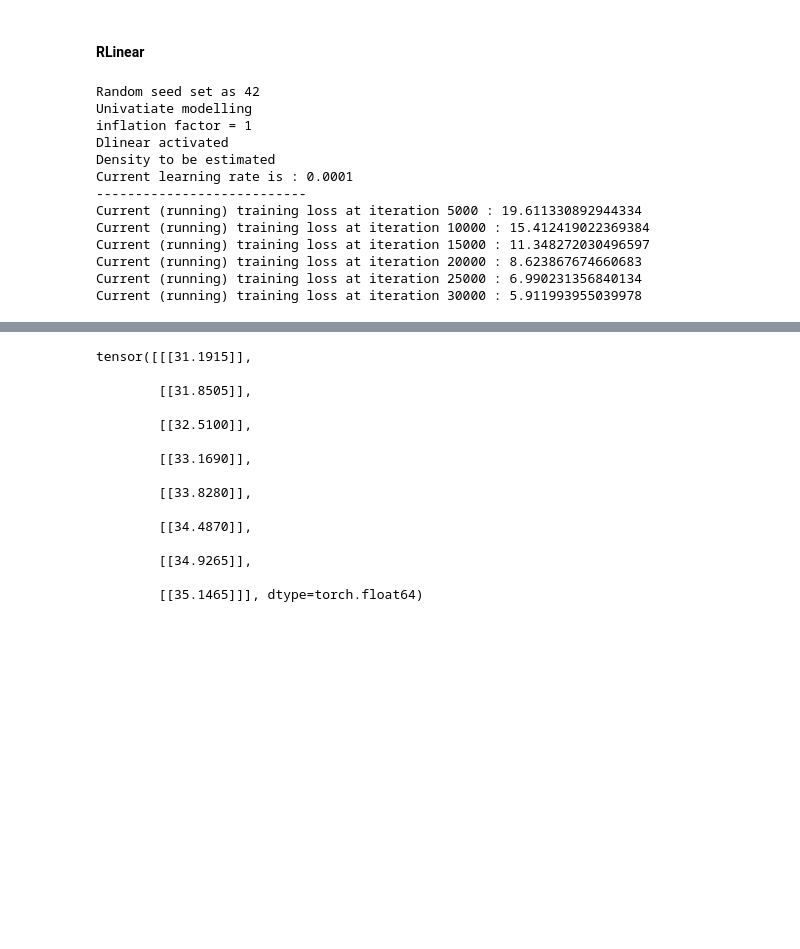
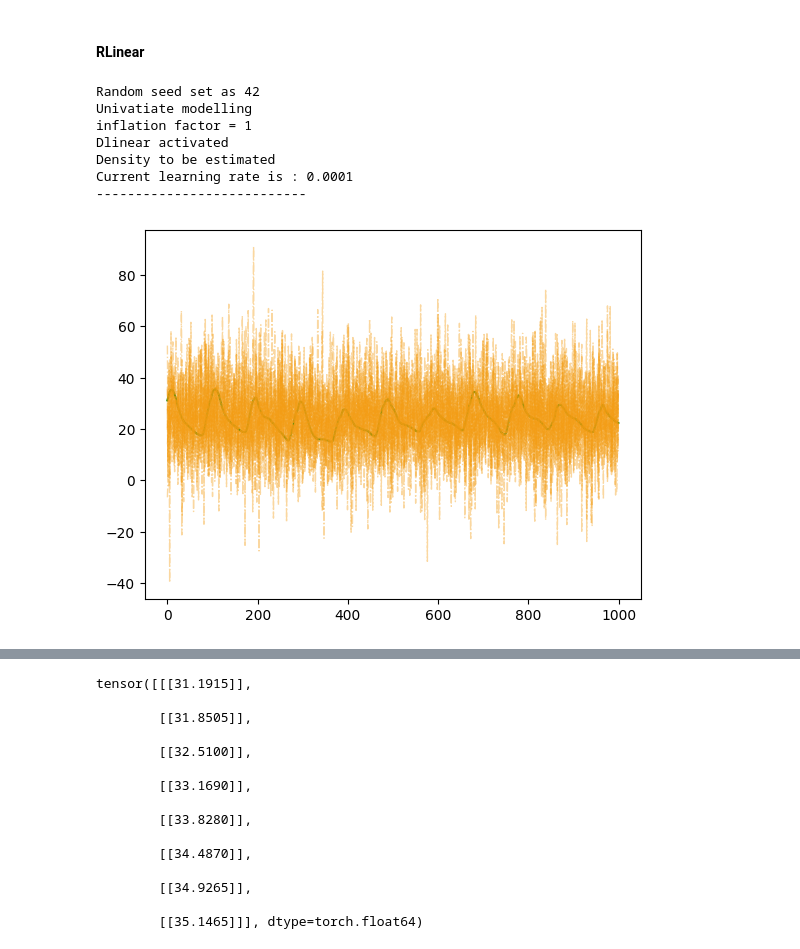
Before and after one commit to nickhanabah/time_series_experiment, a Jupyter notebook: experimentsETTm2.ipynb, the cells around one changed output, grey strips where cells are left out. Saved outputs shown, nothing was run; the diff lists cells and outputs as text; code cells hidden in the pictures; blank space fills up the shorter version.

```diff
--- a/experimentsETTm2.ipynb
+++ b/experimentsETTm2.ipynb
@@ -19,15 +19,15 @@ training_df, val_df, test_df = split_dataset(ETTm2, remain_same = False)
 # %% [markdown]
 #### Global Parameters
 # %%
-p_lag = 48
+p_lag = 96
 future_steps = round(1)
 batch_size = 8
-epochs = 1
+epochs = 5
 learning_rate=1.e-4
 decomp_kernel_size = 24
 number_of_forecasts = 100
 target_column = ['OT']
-feature_columns = ['OT']#[i for i in training_df.columns]
+feature_columns = ['OT'] #[i for i in training_df.columns]
 modelling_task = 'univariate'
 # %% [markdown]
 #### ETTm2
@@ -63,9 +63,3 @@ Dlinear activated
 Density to be estimated
 Current learning rate is : 0.0001
 ---------------------------
-Current (running) training loss at iteration 5000 : 19.611330892944334
-Current (running) training loss at iteration 10000 : 15.412419022369384
-Current (running) training loss at iteration 15000 : 11.348272030496597
-Current (running) training loss at iteration 20000 : 8.623867674660683
-Current (running) training loss at iteration 25000 : 6.990231356840134
-Current (running) training loss at iteration 30000 : 5.911993955039978
@@ -74,2 +65,0 @@ test_data = DataLoader(TimeSeriesDataset(test_df,future_steps= future_steps, tar
-# %%
-inputs, targets = next(iter(test_data))
@@ -77,0 +69,35 @@ dist = net(inputs.squeeze(1))
+# %%
+steps = 1000
+batch_size = 8
+p_lag = 48
+
+test_data = DataLoader(TimeSeriesDataset(test_df,future_steps= future_steps, target_column = target_column,feature_columns=feature_columns,p_lag=p_lag, modelling_task='univariate'), batch_size=batch_size,drop_last=True)
+
+target_l = []
+for i, (inputs, targets) in enumerate(test_data):
+    if i > round(steps/batch_size):
+        break
+    else:
+        [target_l.append(i.item()) for i in targets.reshape(batch_size)]
+target_l = target_l[0:steps]
+
+output_l = []
+for i in range(steps):
+    if i == 0:
+        dist = net(inputs.squeeze(1))
+        sample = dist.sample()
+        new_input = torch.cat((inputs[:,:,1:p_lag], sample.reshape(batch_size,1,1)),2)
+        [output_l.append([i.item()]) for i in sample.reshape(batch_size)]
+    else:
+        dist = net(new_input.squeeze(1))
+        sample = dist.sample()
+        new_input = torch.cat((inputs[:,:,1:p_lag], sample.reshape(batch_size,1,1)),2)
+        for u in range(batch_size):
+            item = sample.reshape(batch_size)[u].item()
+            output_l[u].append(item)
+
+plt.plot(range(0, len(target_l)), target_l, 'g', label='target time series', alpha=1)
+for output in output_l:
+    plt.plot(range(0, len(target_l)), output, color='#F39C12',linewidth=1, linestyle='-.',alpha=0.4, label='pred time series' + "\n" + f'{steps} steps')
+# %% [output]
+[figure, added]
```
Also changed, not shown: parts of 4 cells of this notebook.
